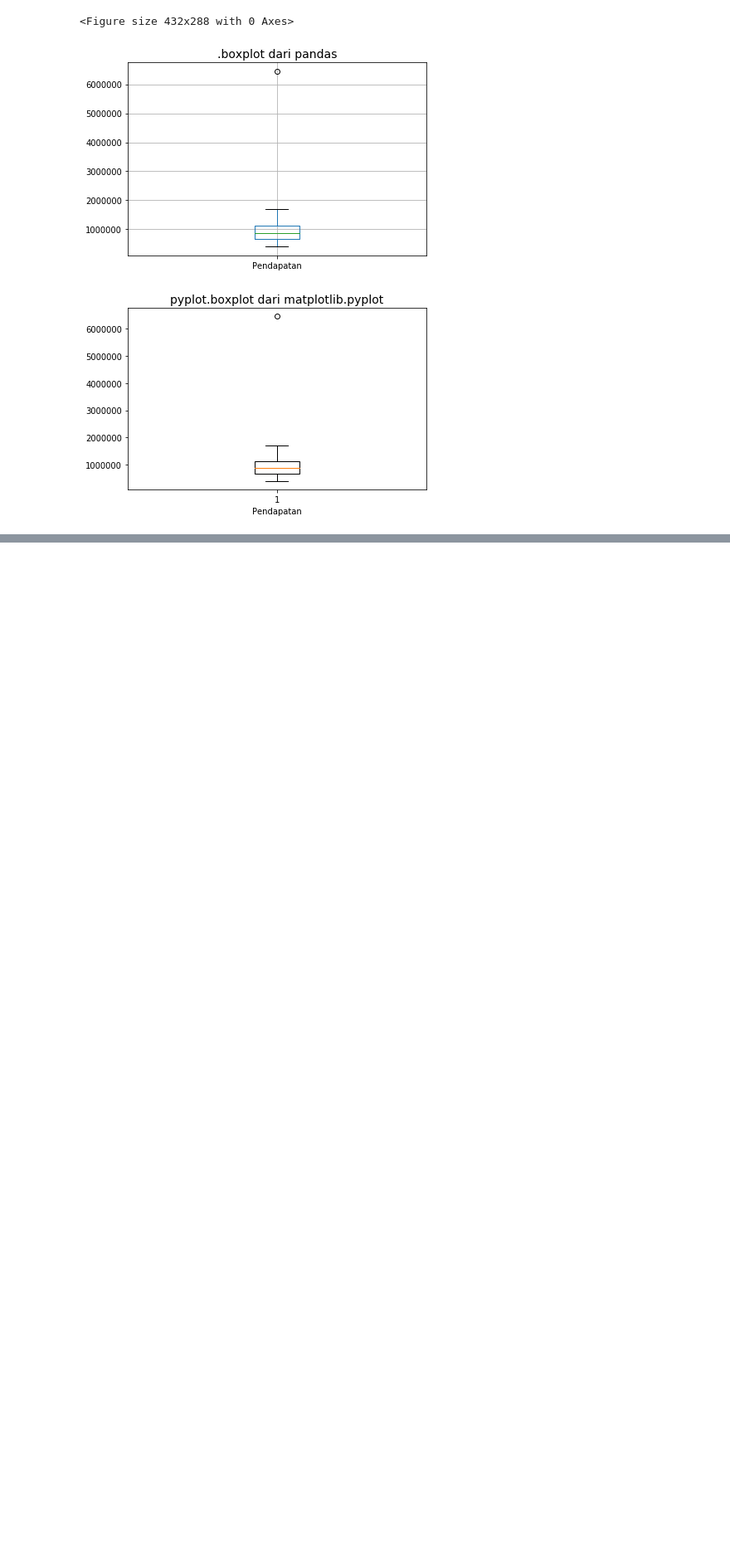
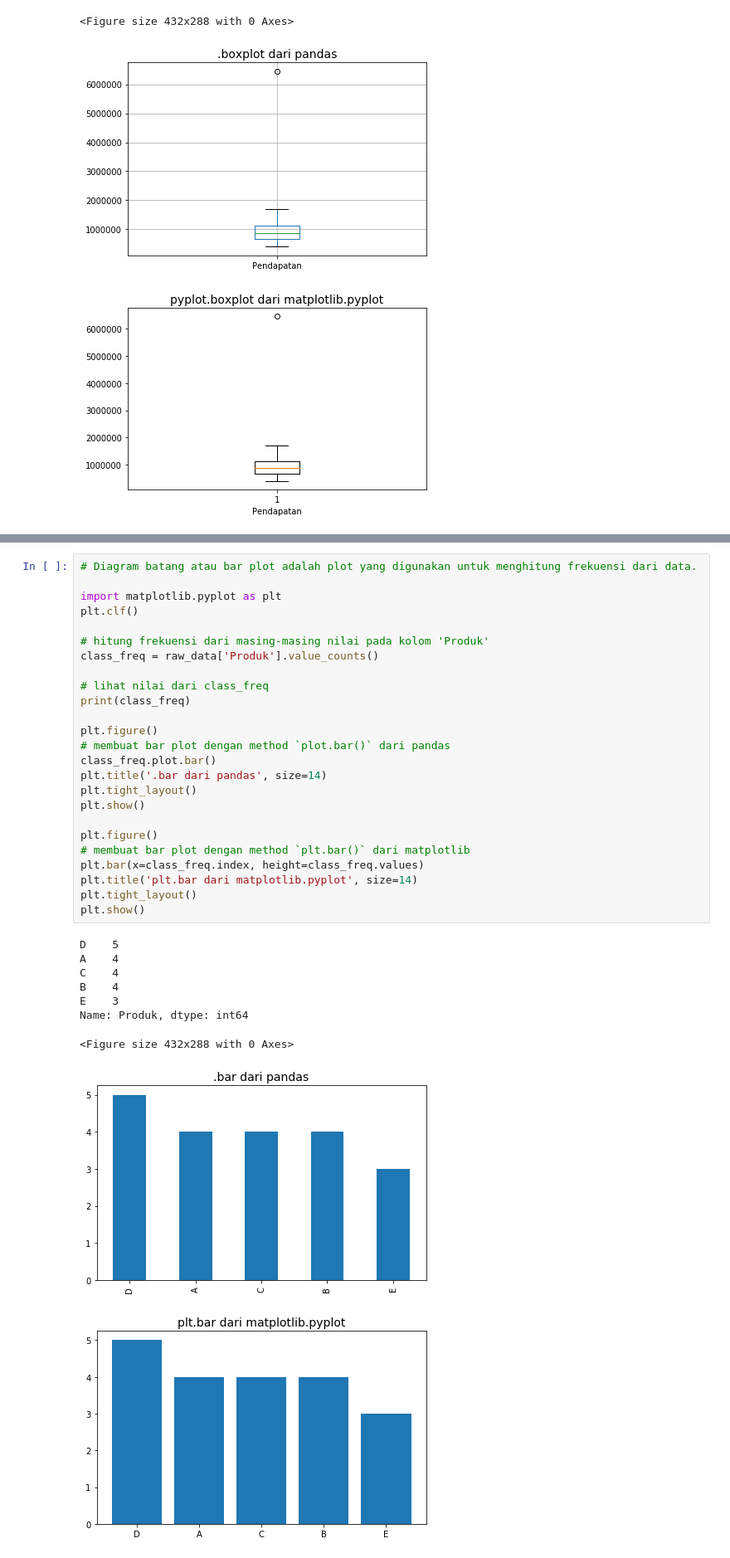
Before and after one commit to ryanrizkyf/Statistic_Python_DataScience_Pt2, a Jupyter notebook: Statistic_Python_DataScience_Pt2.ipynb, the cells around one changed output, grey strips where cells are left out. Shown at 83% size. Cells and saved outputs as stored; diff of their text form; blank space fills up the shorter version.

```diff
--- a/Statistic_Python_DataScience_Pt2.ipynb
+++ b/Statistic_Python_DataScience_Pt2.ipynb
@@ -123,0 +126,35 @@ plt.show()
+# %%
+# Diagram batang atau bar plot adalah plot yang digunakan untuk menghitung frekuensi dari data.
+
+import matplotlib.pyplot as plt
+plt.clf()
+
+# hitung frekuensi dari masing-masing nilai pada kolom 'Produk'
+class_freq = raw_data['Produk'].value_counts()
+
+# lihat nilai dari class_freq
+print(class_freq)
+
+plt.figure()
+# membuat bar plot dengan method `plot.bar()` dari pandas
+class_freq.plot.bar()
+plt.title('.bar dari pandas', size=14)
+plt.tight_layout()
+plt.show()
+
+plt.figure()
+# membuat bar plot dengan method `plt.bar()` dari matplotlib
+plt.bar(x=class_freq.index, height=class_freq.values)
+plt.title('plt.bar dari matplotlib.pyplot', size=14)
+plt.tight_layout()
+plt.show()
+# %% [output]
+D    5
+A    4
+C    4
+B    4
+E    3
+Name: Produk, dtype: int64
+<Figure size 432x288 with 0 Axes>
+[figure, added]
+[figure, added]
```
Also changed, not shown: parts of 1 cell of this notebook, 1 other file.
